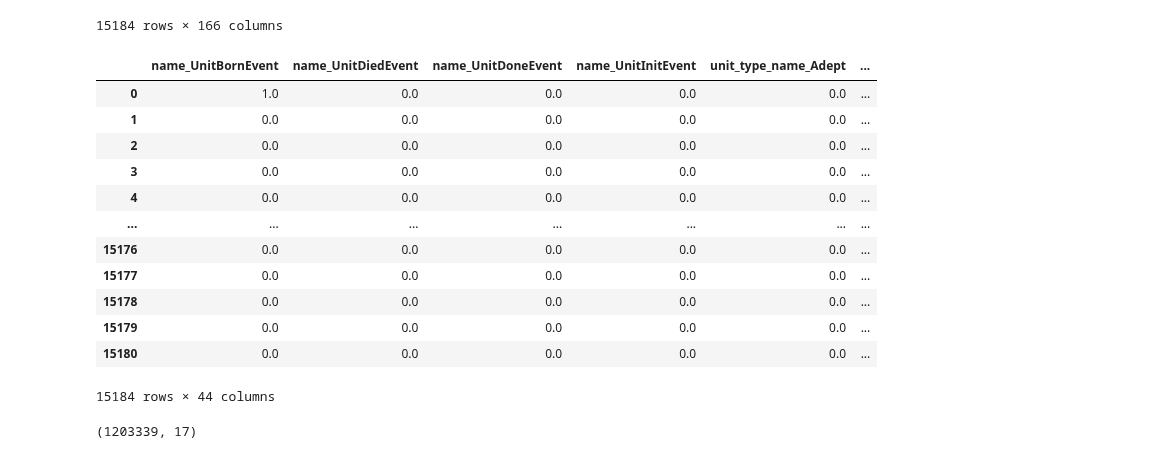
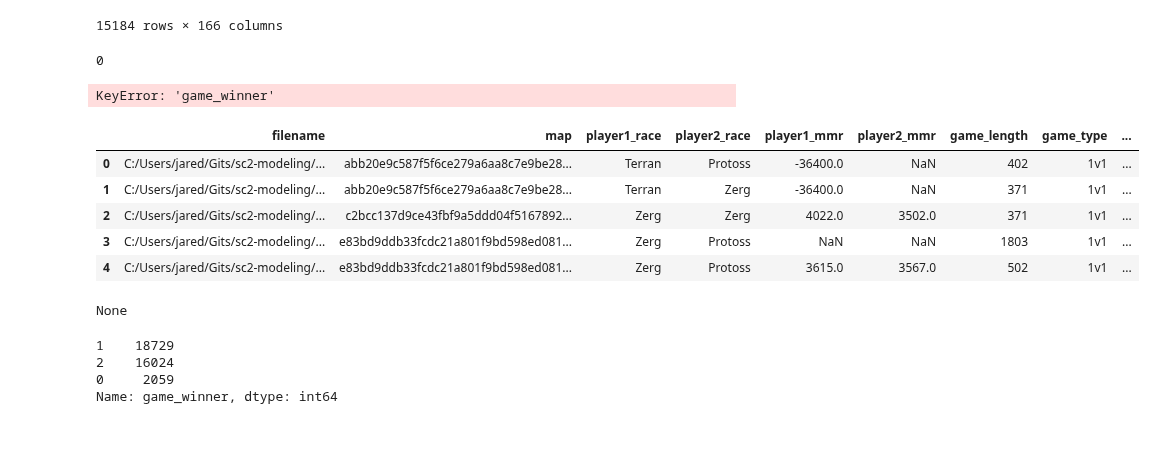
Before and after one commit to jared-a-lloyd/sc2-modeling, a Jupyter notebook: working_file.ipynb, the cells around one changed output. Cells and saved outputs as stored; diff of their text form; code cells hidden in the pictures.

```diff
--- a/working_file.ipynb
+++ b/working_file.ipynb
@@ -481,25 +463,21 @@ new_df
 | 15179 | 103.0 | 51.0 | 531.0 | 360.0 | ... |
 | 15180 | 103.0 | 51.0 | 531.0 | 360.0 | ... |
 15184 rows × 166 columns
-# %%
-other_columns = [x for x in new_df.columns if x not in player_columns_mask]
-new_df[other_columns]
-# %% [output]
-|  | name_UnitBornEvent | name_UnitDiedEvent | name_UnitDoneEvent | name_UnitInitEvent | unit_type_name_Adept | ... |
-| 0 | 1.0 | 0.0 | 0.0 | 0.0 | 0.0 | ... |
-| 1 | 0.0 | 0.0 | 0.0 | 0.0 | 0.0 | ... |
-| 2 | 0.0 | 0.0 | 0.0 | 0.0 | 0.0 | ... |
-| 3 | 0.0 | 0.0 | 0.0 | 0.0 | 0.0 | ... |
-| 4 | 0.0 | 0.0 | 0.0 | 0.0 | 0.0 | ... |
-| ... | ... | ... | ... | ... | ... | ... |
-| 15176 | 0.0 | 0.0 | 0.0 | 0.0 | 0.0 | ... |
-| 15177 | 0.0 | 0.0 | 0.0 | 0.0 | 0.0 | ... |
-| 15178 | 0.0 | 0.0 | 0.0 | 0.0 | 0.0 | ... |
-| 15179 | 0.0 | 0.0 | 0.0 | 0.0 | 0.0 | ... |
-| 15180 | 0.0 | 0.0 | 0.0 | 0.0 | 0.0 | ... |
-15184 rows × 44 columns
+# %%
+new_df.isna().sum().sum()
+# %% [output]
+0
+# %%
+new_df['game_winner']
+# %% [output]
+KeyError: 'game_winner'
 # %%
-df = pd.read_csv('data/blizzard_replays.csv')
-df.shape
+replay_df = pd.read_csv('data/replays.csv')
+replay_df.head()
 # %% [output]
-(1203339, 17)
+|  | filename | map | player1_race | player2_race | player1_mmr | player2_mmr | game_length | game_type | ... |
+| 0 | C:/Users/jared/Gits/sc2-modeling/... | abb20e9c587f5f6ce279a6aa8c7e9be28... | Terran | Protoss | -36400.0 | NaN | 402 | 1v1 | ... |
+| 1 | C:/Users/jared/Gits/sc2-modeling/... | abb20e9c587f5f6ce279a6aa8c7e9be28... | Terran | Zerg | -36400.0 | NaN | 371 | 1v1 | ... |
+| 2 | C:/Users/jared/Gits/sc2-modeling/... | c2bcc137d9ce43fbf9a5ddd04f5167892... | Zerg | Zerg | 4022.0 | 3502.0 | 371 | 1v1 | ... |
+| 3 | C:/Users/jared/Gits/sc2-modeling/... | e83bd9ddb33fcdc21a801f9bd598ed081... | Zerg | Protoss | NaN | NaN | 1803 | 1v1 | ... |
+| 4 | C:/Users/jared/Gits/sc2-modeling/... | e83bd9ddb33fcdc21a801f9bd598ed081... | Zerg | Protoss | 3615.0 | 3567.0 | 502 | 1v1 | ... |
@@ -505,0 +487,11 @@ df.shape
+# %%
+print(frst)
+# %% [output]
+None
+# %%
+replay_df['game_winner'].value_counts()
+# %% [output]
+1    18729
+2    16024
+0     2059
+Name: game_winner, dtype: int64
```
Also changed, not shown: parts of 18 cells of this notebook, 9 other files.
